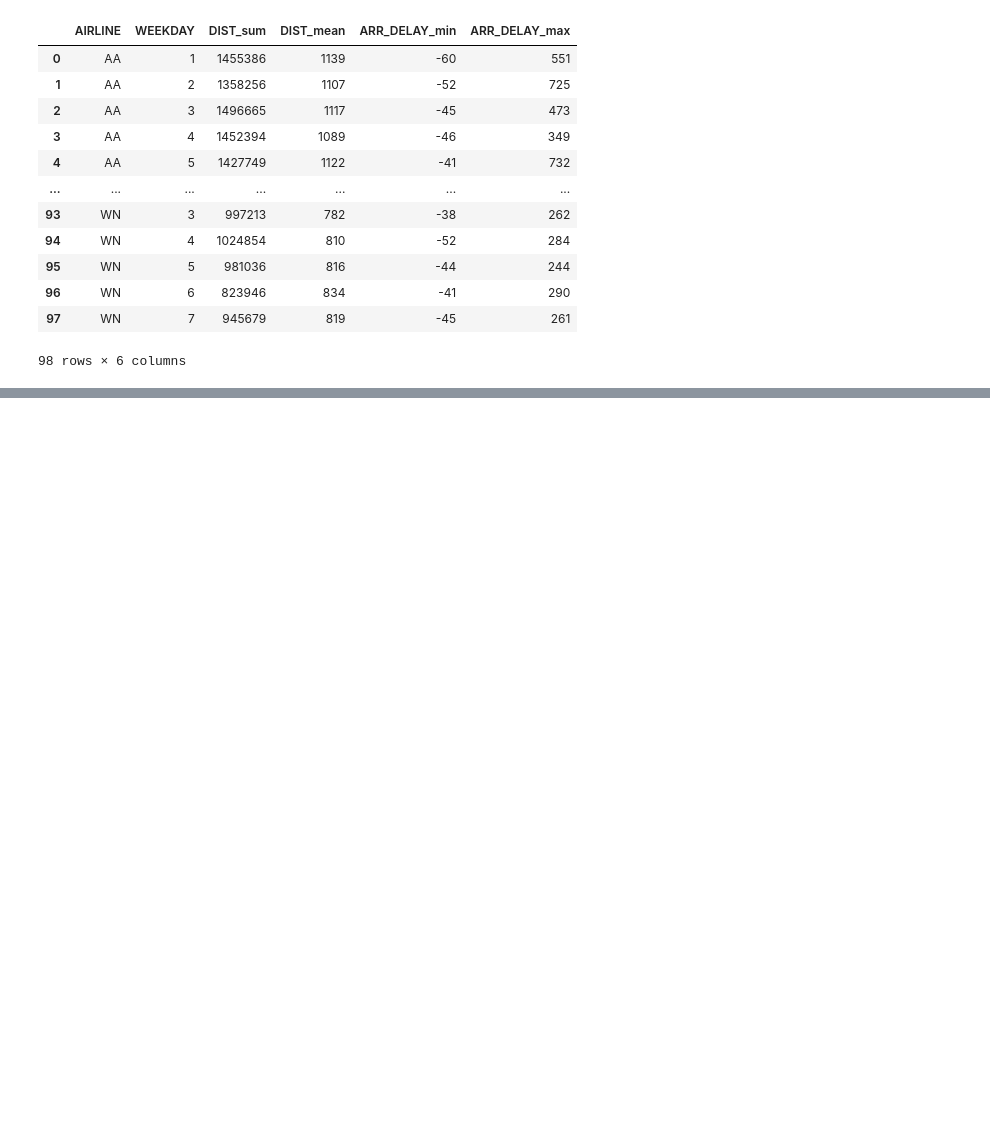
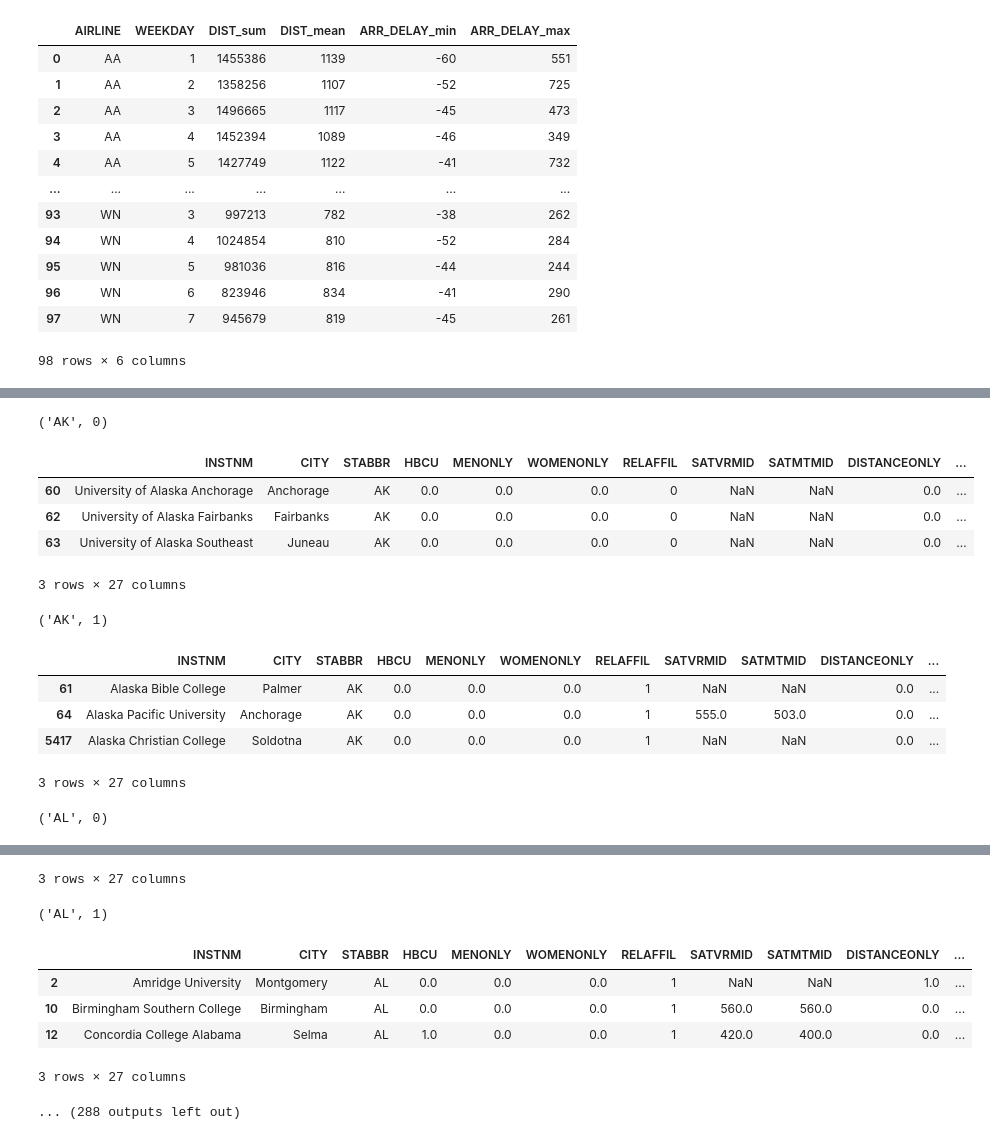
Before and after one commit to bdunn20/book_code, a Jupyter notebook: pandas_1.X_cookbook/Ch9_Grouping_for_Aggregation_Filtration_and_Transformation.ipynb, the cells around one changed output, grey strips where cells are left out. Cells and saved outputs as stored; diff of their text form; code cells hidden in the pictures; blank space fills up the shorter version.

```diff
--- a/pandas_1.X_cookbook/Ch9_Grouping_for_Aggregation_Filtration_and_Transformation.ipynb
+++ b/pandas_1.X_cookbook/Ch9_Grouping_for_Aggregation_Filtration_and_Transformation.ipynb
@@ -173,0 +320,20 @@ airline_info.reset_index()
+# %%
+# leverage the display function to show each group in a single cell
+from IPython.display import display
+for name, group in grouped:
+    print(name)
+    display(group.head(3))
+# %% [output]
+('AK', 0)
+|  | INSTNM | CITY | STABBR | HBCU | MENONLY | WOMENONLY | RELAFFIL | SATVRMID | SATMTMID | DISTANCEONLY | ... |
+| 60 | University of Alaska Anchorage | Anchorage | AK | 0.0 | 0.0 | 0.0 | 0 | NaN | NaN | 0.0 | ... |
+| 62 | University of Alaska Fairbanks | Fairbanks | AK | 0.0 | 0.0 | 0.0 | 0 | NaN | NaN | 0.0 | ... |
+| 63 | University of Alaska Southeast | Juneau | AK | 0.0 | 0.0 | 0.0 | 0 | NaN | NaN | 0.0 | ... |
+3 rows × 27 columns
+('AK', 1)
+|  | INSTNM | CITY | STABBR | HBCU | MENONLY | WOMENONLY | RELAFFIL | SATVRMID | SATMTMID | DISTANCEONLY | ... |
+| 61 | Alaska Bible College | Palmer | AK | 0.0 | 0.0 | 0.0 | 1 | NaN | NaN | 0.0 | ... |
+| 64 | Alaska Pacific University | Anchorage | AK | 0.0 | 0.0 | 0.0 | 1 | 555.0 | 503.0 | 0.0 | ... |
+| 5417 | Alaska Christian College | Soldotna | AK | 0.0 | 0.0 | 0.0 | 1 | NaN | NaN | 0.0 | ... |
+3 rows × 27 columns
+('AL', 0)
@@ -173,0 +344,8 @@ airline_info.reset_index()
+3 rows × 27 columns
+('AL', 1)
+|  | INSTNM | CITY | STABBR | HBCU | MENONLY | WOMENONLY | RELAFFIL | SATVRMID | SATMTMID | DISTANCEONLY | ... |
+| 2 | Amridge University | Montgomery | AL | 0.0 | 0.0 | 0.0 | 1 | NaN | NaN | 1.0 | ... |
+| 10 | Birmingham Southern College | Birmingham | AL | 0.0 | 0.0 | 0.0 | 1 | 560.0 | 560.0 | 0.0 | ... |
+| 12 | Concordia College Alabama | Selma | AL | 1.0 | 0.0 | 0.0 | 1 | 420.0 | 400.0 | 0.0 | ... |
+3 rows × 27 columns
+... (288 outputs left out)
```
Also changed, not shown: parts of 16 cells of this notebook.
